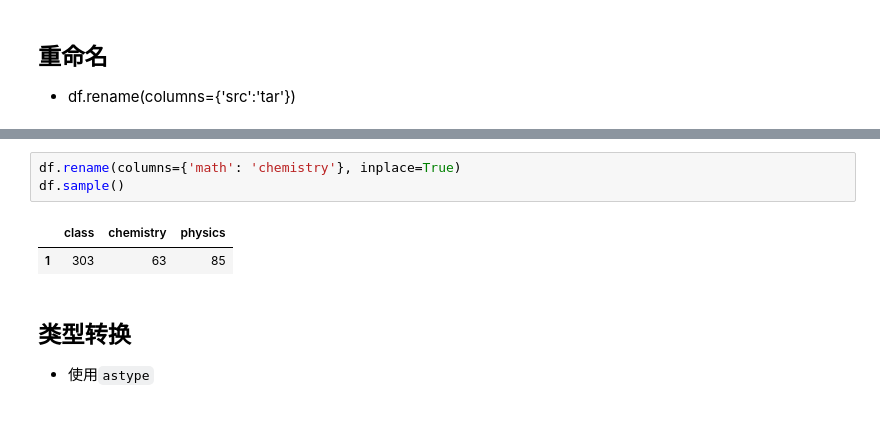
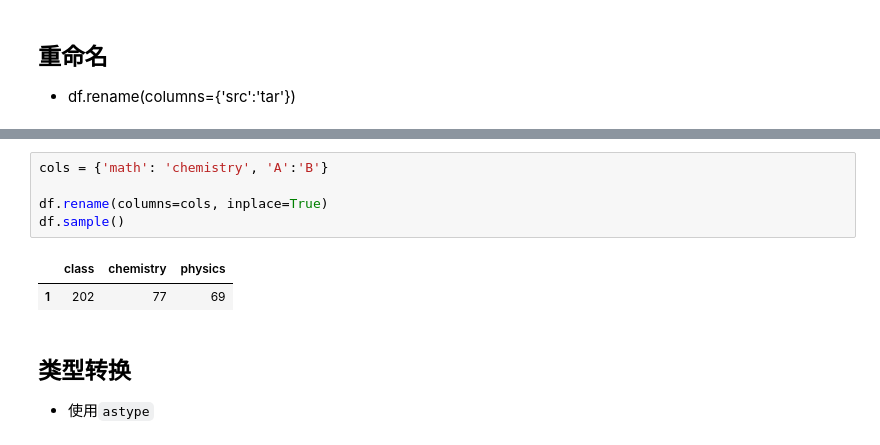
Before and after one commit to tcfh2016/knowledge-map, a Jupyter notebook: Techs/data-science/pandas/crud/update/dataframe_update.ipynb, the cells around one changed output, grey strips where cells are left out. Cells and saved outputs as stored; diff of their text form.

```diff
--- a/Techs/data-science/pandas/crud/update/dataframe_update.ipynb
+++ b/Techs/data-science/pandas/crud/update/dataframe_update.ipynb
@@ -196,9 +196,11 @@ df.sample()
 # %%
-df.rename(columns={'math': 'chemistry'}, inplace=True)
+cols = {'math': 'chemistry', 'A':'B'}
+
+df.rename(columns=cols, inplace=True)
 df.sample()
 # %% [output]
 |  | class | chemistry | physics |
-| 1 | 303 | 63 | 85 |
+| 1 | 202 | 77 | 69 |
 # %% [markdown]
 ## 类型转换
 
```
Also changed, not shown: parts of 1 cell of this notebook, 3 other files.
